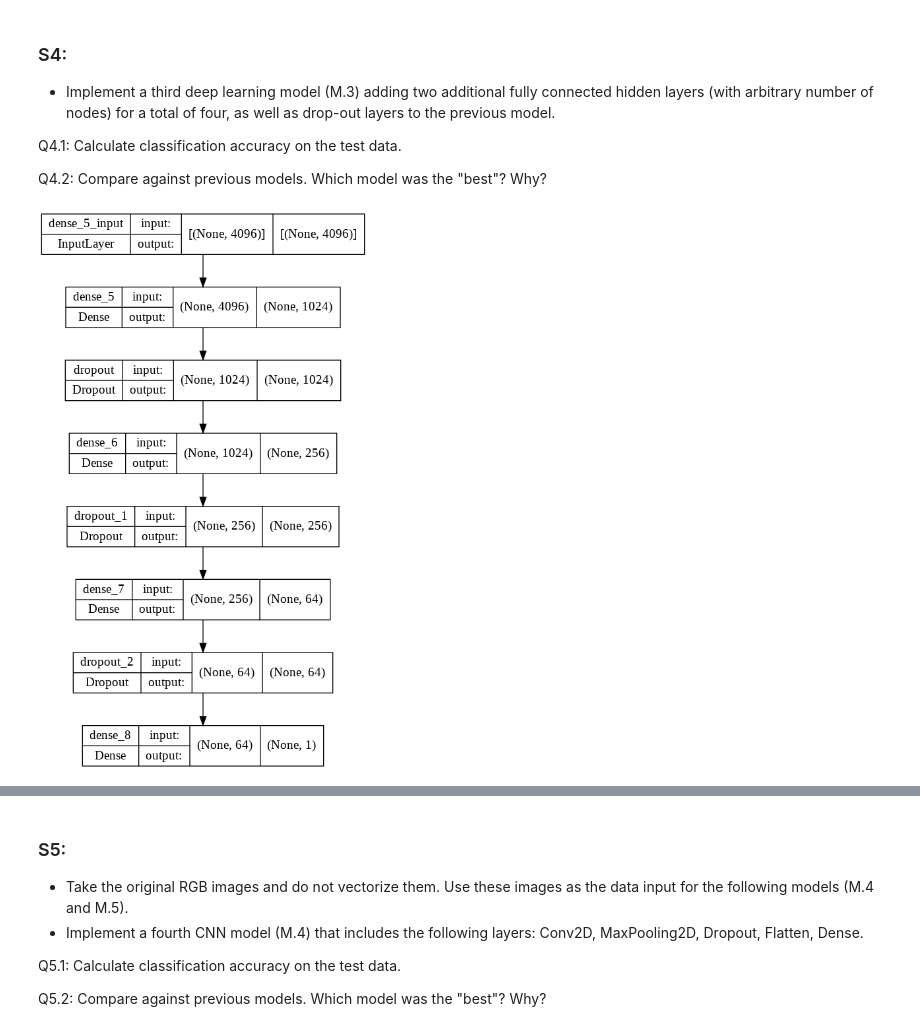
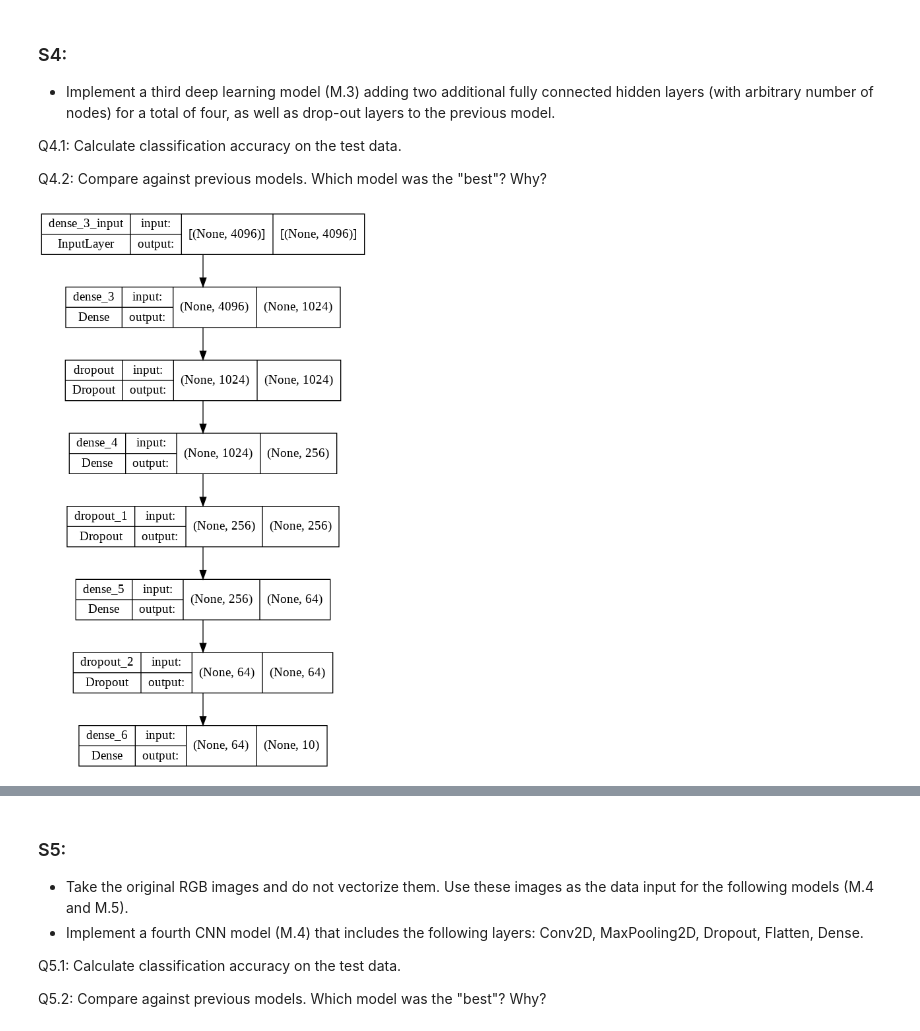
Before and after one commit to johnatawnclementawn/RemoteSensing_650_HW, a Jupyter notebook: HW4/Clementi_HW4.ipynb, the cells around one changed output, grey strips where cells are left out. Cells and saved outputs as stored; diff of their text form; code cells hidden in the pictures.

```diff
--- a/HW4/Clementi_HW4.ipynb
+++ b/HW4/Clementi_HW4.ipynb
@@ -277,16 +252,16 @@ Q4.2: Compare against previous models. Which model was the "best"? Why?
 # %%
 m3 = Sequential()
 m3.add(Dense(1024, input_shape=(4096,)))
 m3.add(Dropout(0.2))
 m3.add(Dense(256))
 m3.add(Dropout(0.2))
 m3.add(Dense(64))
 m3.add(Dropout(0.2))
-m3.add(Dense(1))
+m3.add(Dense(10))
 
 plot_model(m3, show_shapes=True, show_layer_names=True)
 # %% [output]
-[figure, old version]
+[figure, new version]
 # %%
 ## Compile the model
 m3.compile(loss='categorical_crossentropy', optimizer=opt, metrics=['accuracy'])
```
Also changed, not shown: parts of 20 cells of this notebook.
